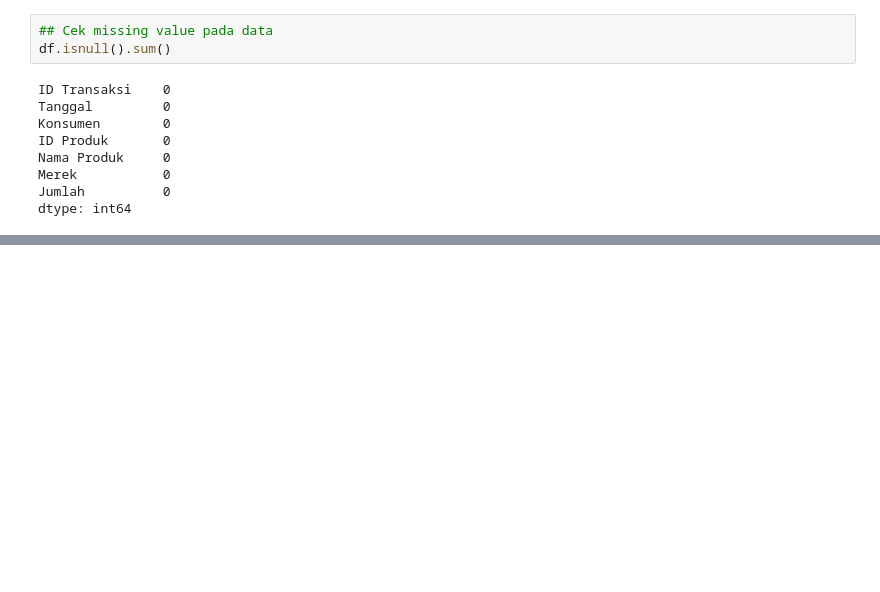
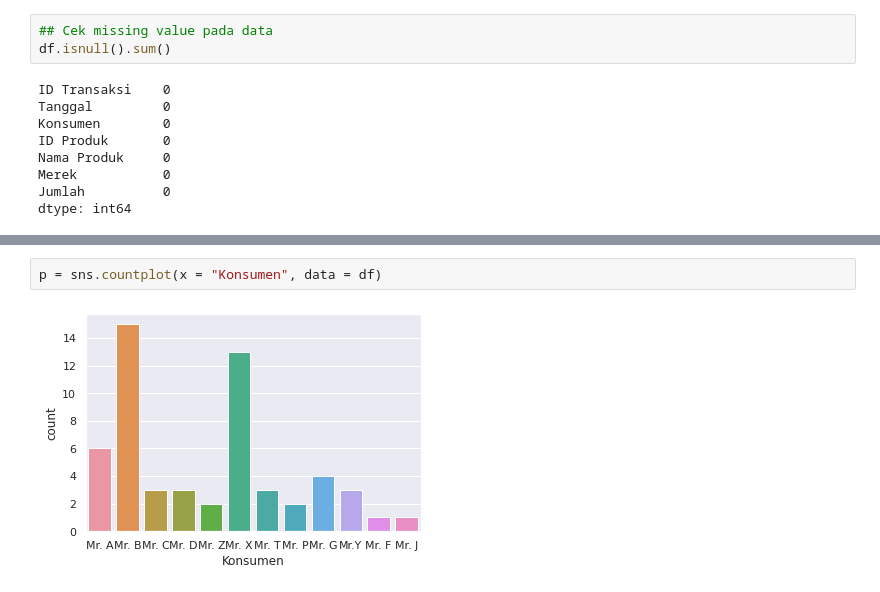
Before and after one commit to yogaap113/Case-Study-03-Data-Mining-UIN-Ganjil-2022-Kelompok-1, a Jupyter notebook: Case_Study_03_Data_Mining_UIN_Ganjil_2022_Kelompok_1.ipynb, the cells around one changed output, grey strips where cells are left out. Cells and saved outputs as stored; diff of their text form; blank space fills up the shorter version.

```diff
--- a/Case_Study_03_Data_Mining_UIN_Ganjil_2022_Kelompok_1.ipynb
+++ b/Case_Study_03_Data_Mining_UIN_Ganjil_2022_Kelompok_1.ipynb
@@ -99,0 +124,4 @@ ax.set_xlabel(' ')
+# %%
+p = sns.countplot(x = "Konsumen", data = df)
+# %% [output]
+[figure, added]
```
Also changed, not shown: parts of 9 cells of this notebook.
